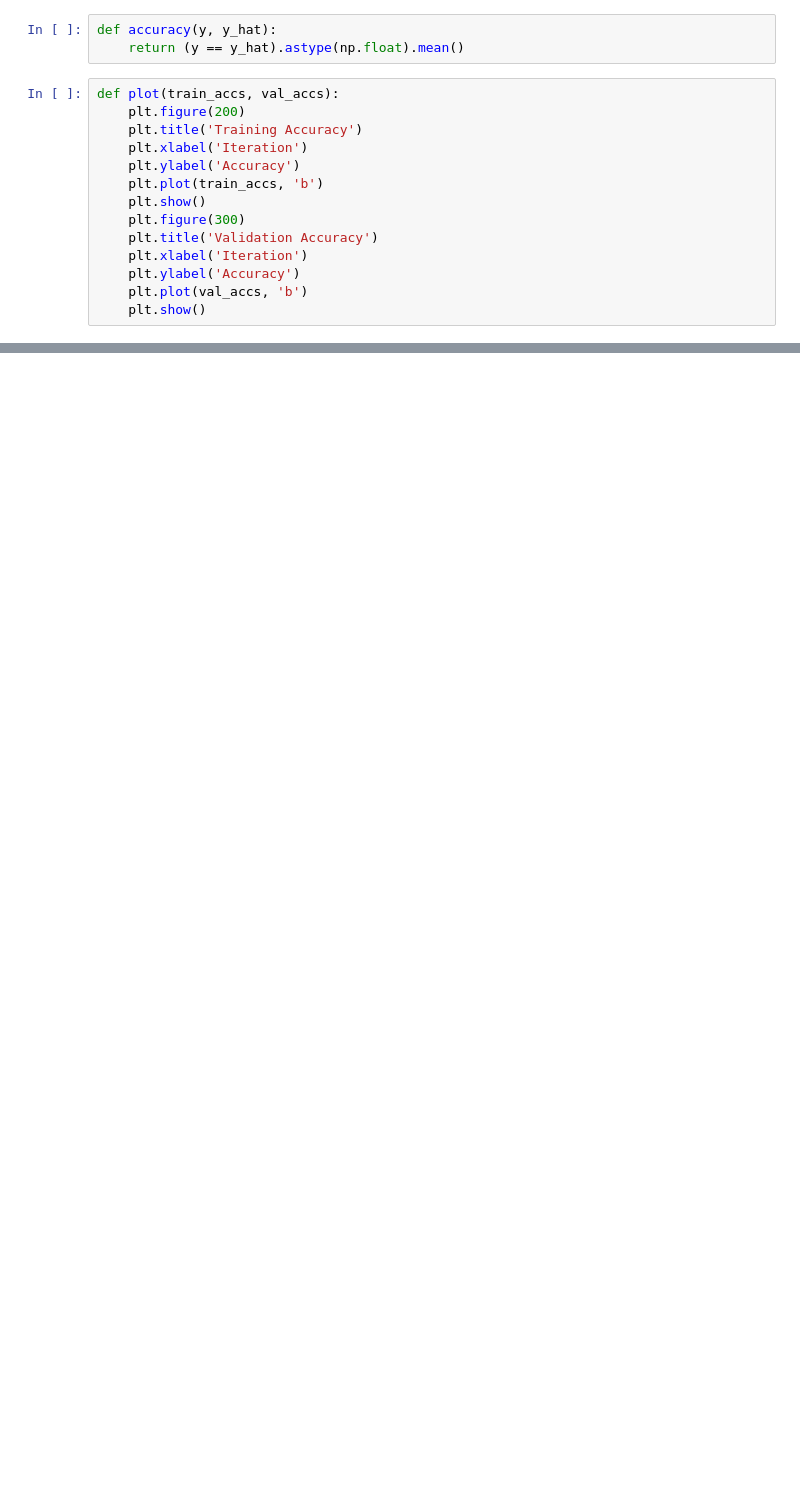
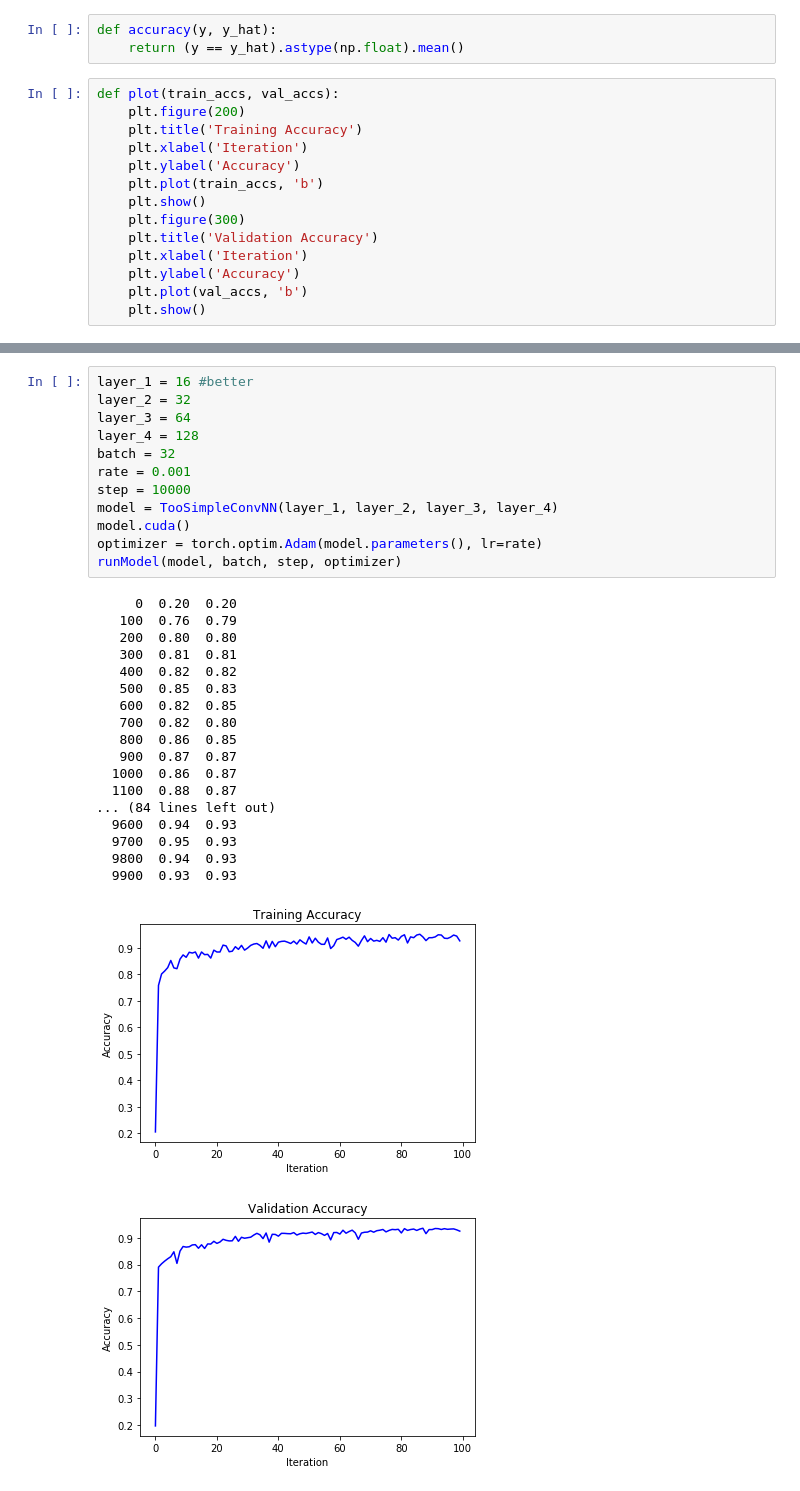
Before and after one commit to jz1242/MachineLearning, a Jupyter notebook: neural_nets_with_torchnn/maximizing-performance.ipynb, the cells around one changed output, grey strips where cells are left out. Drawn from its saved outputs; the diff is of its cells as text; blank space fills up the shorter version.

```diff
--- a/neural_nets_with_torchnn/maximizing-performance.ipynb
+++ b/neural_nets_with_torchnn/maximizing-performance.ipynb
@@ -146,0 +197,32 @@ RuntimeError: cuda runtime error (2) : out of memory at d:\projects\pytorch\torc
+# %%
+layer_1 = 16 #better
+layer_2 = 32
+layer_3 = 64
+layer_4 = 128
+batch = 32
+rate = 0.001
+step = 10000
+model = TooSimpleConvNN(layer_1, layer_2, layer_3, layer_4)
+model.cuda()
+optimizer = torch.optim.Adam(model.parameters(), lr=rate)
+runModel(model, batch, step, optimizer)
+# %% [output]
+     0  0.20  0.20
+   100  0.76  0.79
+   200  0.80  0.80
+   300  0.81  0.81
+   400  0.82  0.82
+   500  0.85  0.83
+   600  0.82  0.85
+   700  0.82  0.80
+   800  0.86  0.85
+   900  0.87  0.87
+  1000  0.86  0.87
+  1100  0.88  0.87
+... (84 lines left out)
+  9600  0.94  0.93
+  9700  0.95  0.93
+  9800  0.94  0.93
+  9900  0.93  0.93
+[figure, added]
+[figure, added]
```
Also changed, not shown: parts of 22 cells of this notebook, 1 other file.
